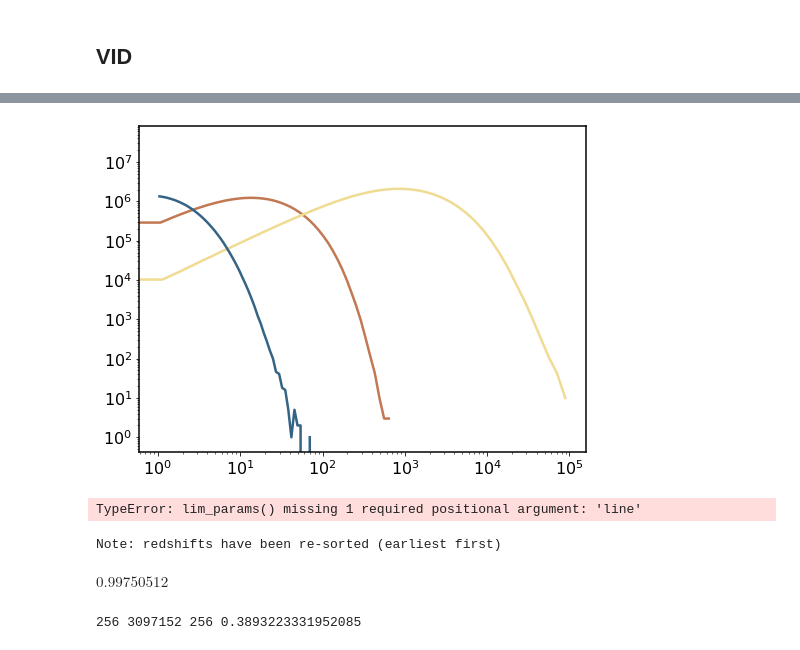
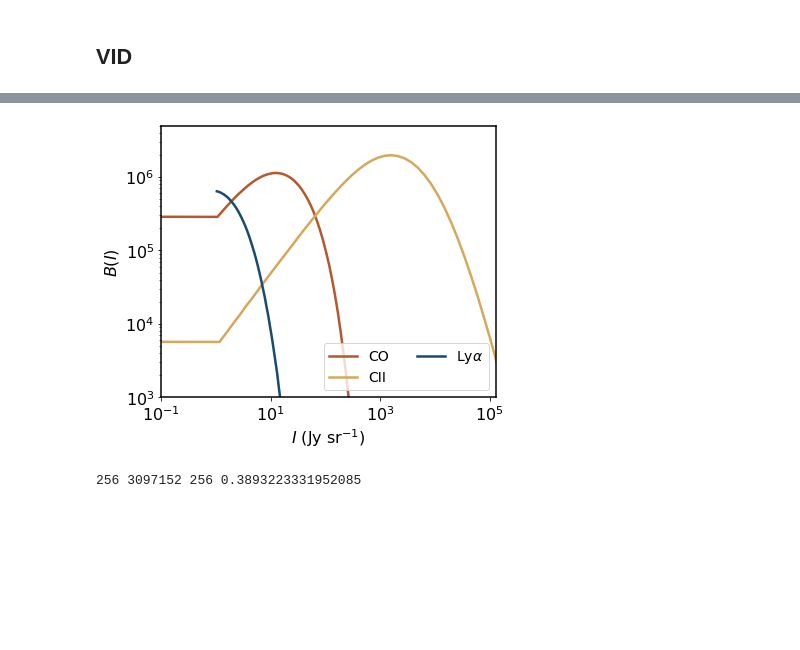
Before and after one commit to kokron/skyLine, a Jupyter notebook: notebooks/LIM LC Showcase.ipynb, the cells around one changed output, grey strips where cells are left out. Cells and saved outputs as stored; diff of their text form; code cells hidden in the pictures; blank space fills up the shorter version.

```diff
--- a/notebooks/LIM LC Showcase.ipynb
+++ b/notebooks/LIM LC Showcase.ipynb
@@ -569,5 +560,5 @@ array([0.0566406, 0.0566406, 0.0566406, 0.0566406, 0.0566406, 0.0566406,
 # %%
-#CO_map=np.load('../../map_noiseless_CO.npy')
+CO_map=np.load('../../map_noiseless_CO.npy')
 #TiCO_edge=np.linspace(-1, 50, 50+1)
 
 TiCO_pos=np.logspace(0, np.log10(np.max(CO_map)), 50+1)
@@ -577,7 +568,7 @@ TiCO=(TiCO_edge[:-1]+TiCO_edge[1:])/2.
 
 BiCO_LC=np.histogram(CO_map.flatten(), bins=TiCO_edge)[0]
 # %%
-#CII_map=np.load('../../map_noiseless_CII.npy')
+CII_map=np.load('../../map_noiseless_CII.npy')
 
 TiCII_pos=np.logspace(0, np.log10(np.max(CII_map)), 50+1)
 TiCII_neg=-np.logspace(np.log10(np.max(CII_map)), 0, 50+1)
@@ -589,6 +580,8 @@ TiCII=(TiCII_edge[:-1]+TiCII_edge[1:])/2.
 
 BiCII_LC=np.histogram(CII_map.flatten(), bins=TiCII_edge)[0]
 # %%
+Lya_map=np.load('../../map_noiseless_Lya.npy')
+
 TiLya_pos=np.logspace(0, np.log10(np.max(Lya_map)), 50+1)
 TiLya_neg=-np.logspace(np.log10(np.max(Lya_map)), 0, 50+1)
 TiLya_edge=np.concatenate((TiLya_neg[TiLya_neg>=np.min(Lya_map)],TiLya_pos))
@@ -608,15 +594,24 @@ orange='#C37854'
 # %%
-blue='#366485'
-yellow='#f0db92'
-orange='#C37854'
-plt.plot(TiCO, BiCO_LC, color=orange)
-plt.plot(TiCII, BiCII_LC, color=yellow)
-plt.plot(TiLya, BiLya_LC, color=blue)
+blue='#1a4b6e'
+yellow='#d4a95b'
+orange='#b3592e'
 
+plt.figure(figsize=(6,5))
+plt.plot(TiCO, BiCO_LC, color=orange, label='CO')
+
+plt.plot(TiCII, BiCII_LC, color=yellow, label='CII')
+
+plt.plot(TiLya, BiLya_LC, color=blue, label=r'Ly$\alpha$')
+plt.xlim(0.1, 1.3e5)
+plt.ylim(1e3, 5e6)
+plt.legend( fontsize=14)
+plt.ylabel(r'$B(I)$')
+plt.xlabel('$I$ (Jy sr$^{-1}$)')
 plt.xscale('log')
 plt.yscale('log')
+#plt.savefig('/home/gsatopolito/JHU/Research/LIM Lightcones/VID_noiseless.pdf', dpi=300)
 # %% [output]
-[figure, old version]
+[figure, new version]
 # %%
 #Ii_edge=np.concatenate((-np.logspace(1.5, -2, 51),np.logspace(-2, 3, 51)))
 #Ii=(Ii_edge[:-1]+Ii_edge[1:])/2.
@@ -625,14 +620,7 @@ Ii=(Ii_edge[:-1]+Ii_edge[1:])/2.
 
 BiCO_LC=np.histogram(CO_map.flatten(), bins=Ii_edge)[0]
 # %%
-m_CO = lim(lim_params('/home-2/gsatopo1@jhu.edu/code/LIM Lightcones/preLIMinary/SFR_tables/sfr_table_normalmean_UniverseMachine_medianFalse_clean_solMass.dat','other'))
+m_CO = lim(lim_params('/home-2/gsatopo1@jhu.edu/code/LIM Lightcones/preLIMinary/SFR_tables/sfr_table_normalmean_UniverseMachine_medianFalse_clean_solMass.dat','other', 'CO'))
-# %% [output]
-TypeError: lim_params() missing 1 required positional argument: 'line'
-# %%
-m_CO.normalization
-# %% [output]
-Note: redshifts have been re-sorted (earliest first)
-$0.99750512 \; \mathrm{}$
 # %%
 Ti_CO, Bi_lim=get_VID_I(m_CO, 50)
 # %% [output]
```
Also changed, not shown: parts of 31 cells of this notebook.
